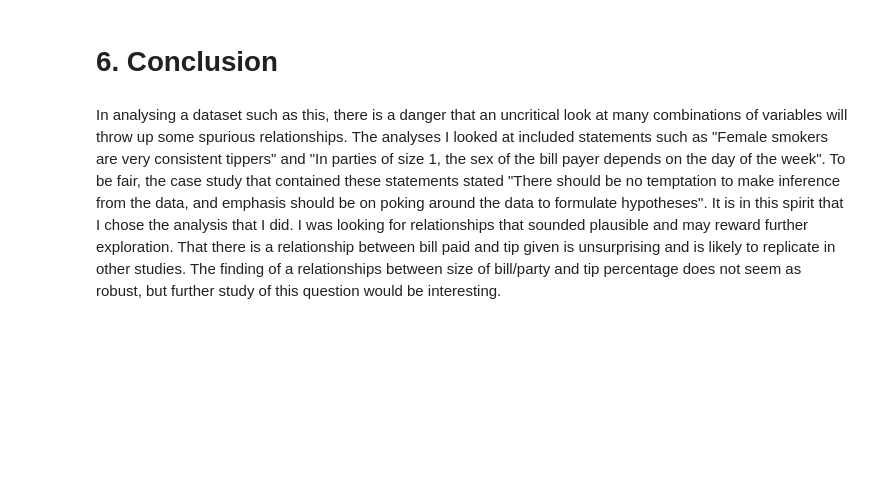
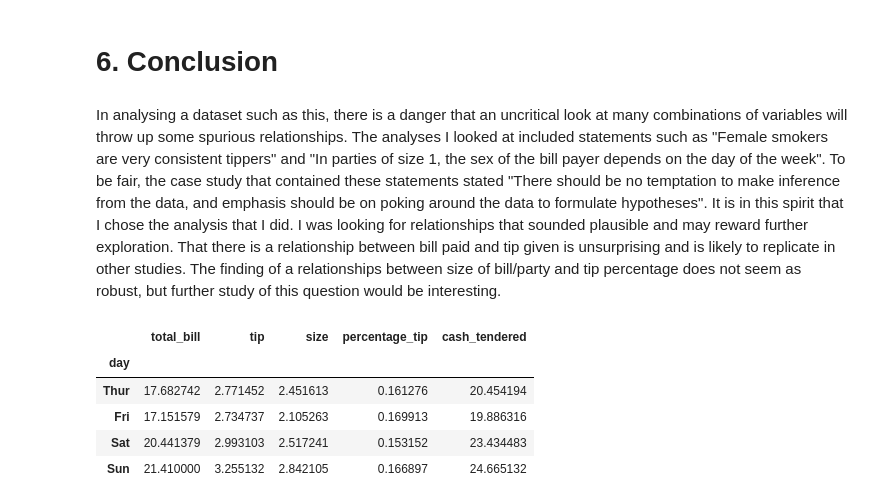
Before and after one commit to michealcannon/fundamentals-project, a Jupyter notebook: Tips Dataset.ipynb, the cells around one changed output. Saved outputs shown, nothing was run; the diff lists cells and outputs as text; code cells hidden in the pictures; blank space fills up the shorter version.

```diff
--- a/Tips Dataset.ipynb
+++ b/Tips Dataset.ipynb
@@ -221,3 +229,12 @@ tips.head() # show first 5 lines of "tips"
 # %% [markdown]
 In analysing a dataset such as this, there is a danger that an uncritical look at many combinations of variables will throw up some spurious relationships. The analyses I looked at included statements such as "Female smokers are very consistent tippers" and "In parties of size 1, the sex of the bill payer depends on the day of the week". To be fair, the case study that contained these statements stated "There should be no temptation to
 make inference from the data, and emphasis should be on poking around the data to formulate hypotheses". It is in this spirit that I chose the analysis that I did. I was looking for relationships that sounded plausible and may reward further exploration. That there is a relationship between bill paid and tip given is unsurprising and is likely to replicate in  other studies. The finding of a relationships between size of bill/party and tip percentage does not seem as robust, but further study of this question would be interesting.
+# %%
+tips.groupby("day").mean()
+# %% [output]
+|  | total_bill | tip | size | percentage_tip | cash_tendered |
+| day |  |  |  |  |  |
+| Thur | 17.682742 | 2.771452 | 2.451613 | 0.161276 | 20.454194 |
+| Fri | 17.151579 | 2.734737 | 2.105263 | 0.169913 | 19.886316 |
+| Sat | 20.441379 | 2.993103 | 2.517241 | 0.153152 | 23.434483 |
+| Sun | 21.410000 | 3.255132 | 2.842105 | 0.166897 | 24.665132 |
```
Also changed, not shown: parts of 2 cells of this notebook.
